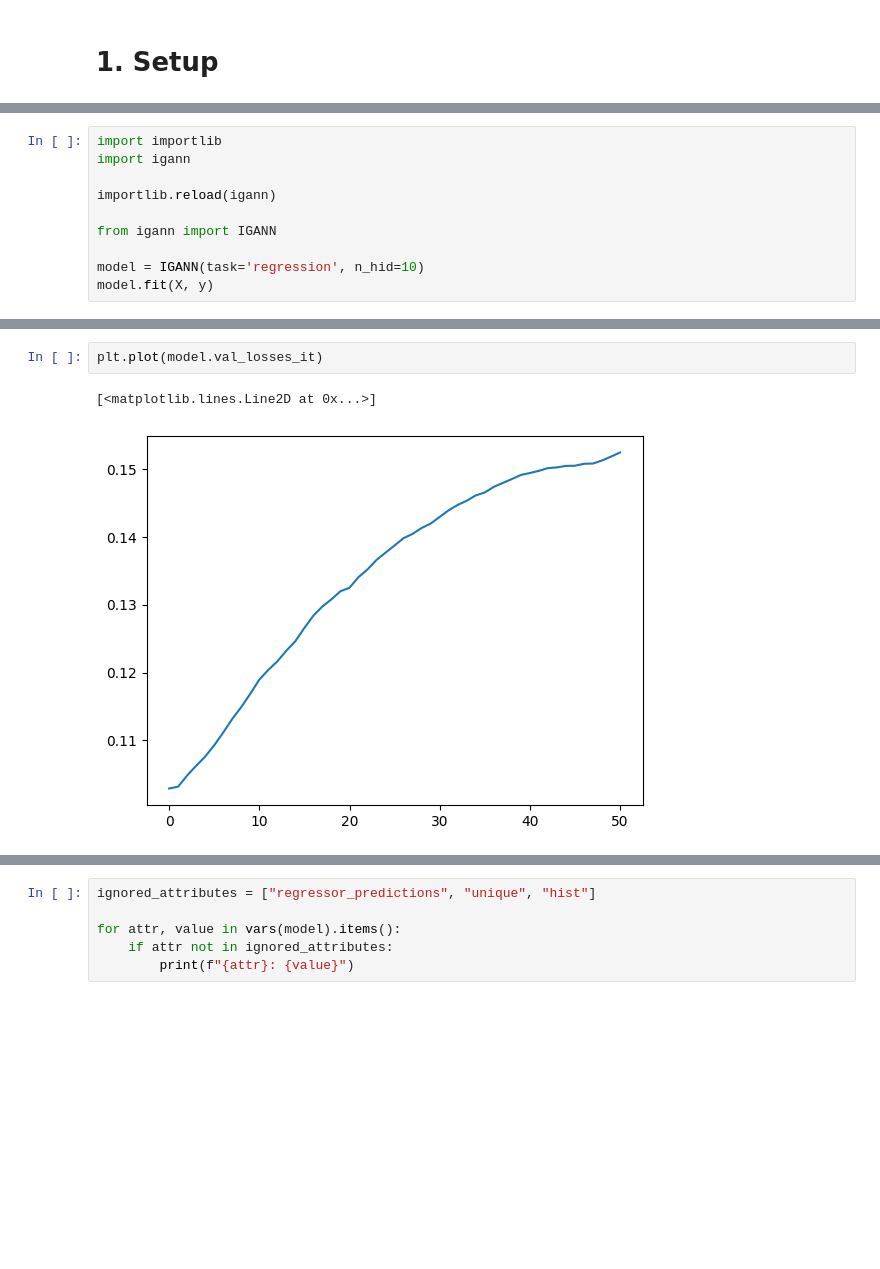
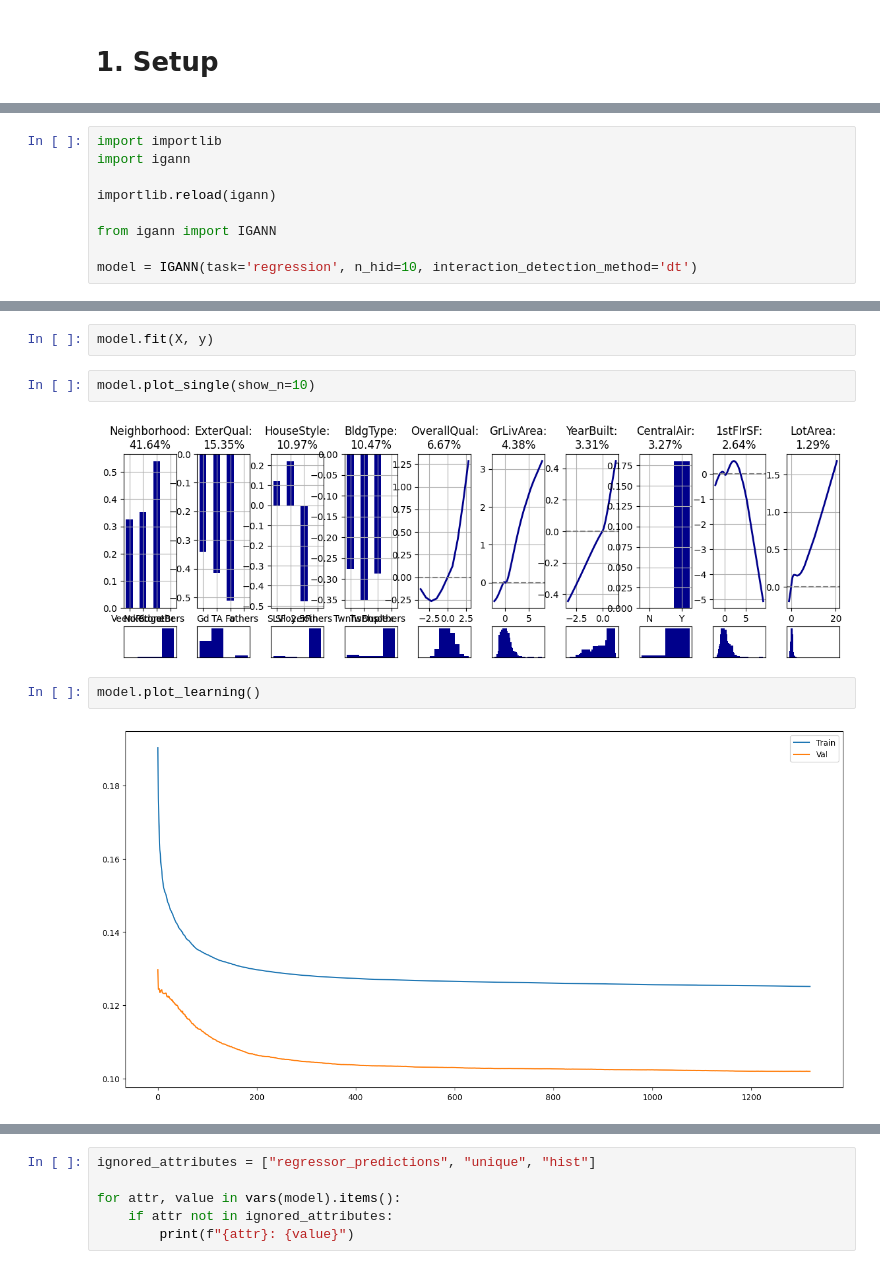
Before and after one commit to MaximilianVeitl/igann-it, a Jupyter notebook: igann_development.ipynb, the cells around one changed output, grey strips where cells are left out. Saved outputs shown, nothing was run; the diff lists cells and outputs as text; blank space fills up the shorter version.

```diff
--- a/igann_development.ipynb
+++ b/igann_development.ipynb
@@ -14 +20,10 @@ from sklearn.metrics import mean_squared_error
+# %%
+import importlib
+import igann
+
+importlib.reload(igann)
+
+from igann import IGANN
+
+model = IGANN(task='regression', n_hid=10, interaction_detection_method='dt')
 # %% [markdown]
@@ -57,10 +71,0 @@ X.head()
-# %%
-import importlib
-import igann
-
-importlib.reload(igann)
-
-from igann import IGANN
-
-model = IGANN(task='regression', n_hid=10)
-model.fit(X, y)
@@ -101,5 +72,10 @@ plt.plot(model.val_losses)
-# %%
-plt.plot(model.val_losses_it)
-# %% [output]
-[<matplotlib.lines.Line2D at 0x...>]
-[figure, removed]
+# %%
+model.fit(X, y)
+# %%
+model.plot_single(show_n=10)
+# %% [output]
+[figure, added]
+# %%
+model.plot_learning()
+# %% [output]
+[figure, added]
```
Also changed, not shown: parts of 24 cells of this notebook, 1 other file.
